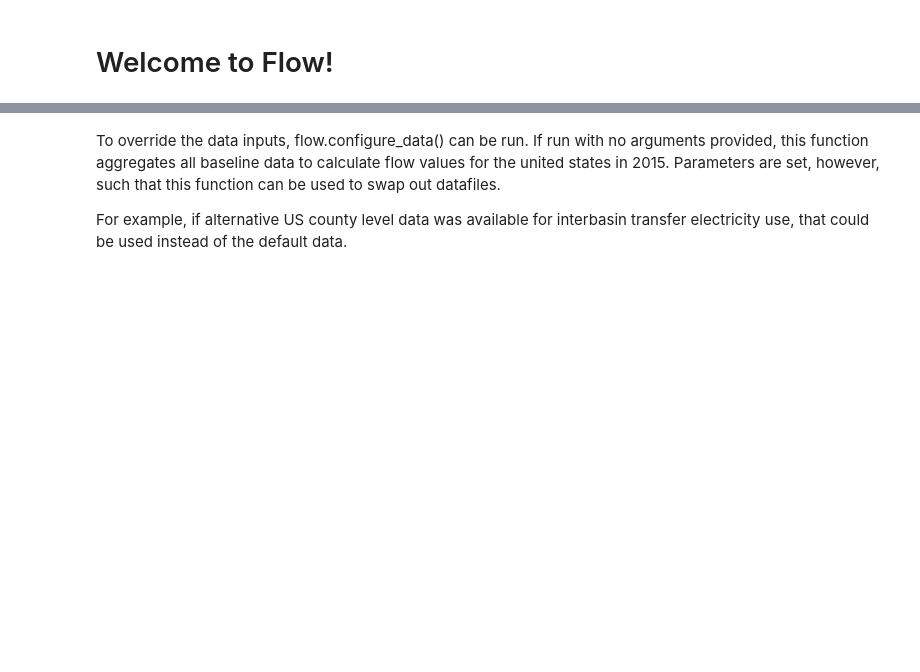
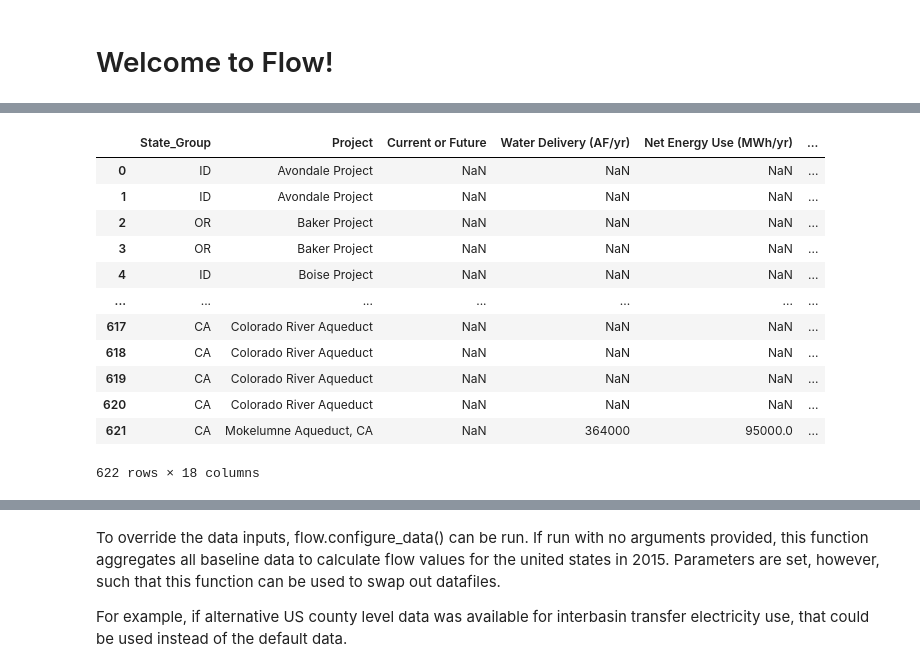
Before and after one commit to pnnl/interflow, a Jupyter notebook: flow_notebook.ipynb, the cells around one changed output, grey strips where cells are left out. Saved outputs shown, nothing was run; the diff lists cells and outputs as text; code cells hidden in the pictures; blank space fills up the shorter version.

```diff
--- a/flow_notebook.ipynb
+++ b/flow_notebook.ipynb
@@ -33 +44,18 @@ df
+# %%
+d = flow.get_west_inter_basin_transfer_data()
+d
+# %% [output]
+|  | State_Group | Project | Current or Future | Water Delivery (AF/yr) | Net Energy Use (MWh/yr) | ... |
+| 0 | ID | Avondale Project | NaN | NaN | NaN | ... |
+| 1 | ID | Avondale Project | NaN | NaN | NaN | ... |
+| 2 | OR | Baker Project | NaN | NaN | NaN | ... |
+| 3 | OR | Baker Project | NaN | NaN | NaN | ... |
+| 4 | ID | Boise Project | NaN | NaN | NaN | ... |
+| ... | ... | ... | ... | ... | ... | ... |
+| 617 | CA | Colorado River Aqueduct | NaN | NaN | NaN | ... |
+| 618 | CA | Colorado River Aqueduct | NaN | NaN | NaN | ... |
+| 619 | CA | Colorado River Aqueduct | NaN | NaN | NaN | ... |
+| 620 | CA | Colorado River Aqueduct | NaN | NaN | NaN | ... |
+| 621 | CA | Mokelumne Aqueduct, CA | NaN | 364000 | 95000.0 | ... |
+622 rows × 18 columns
 # %%
```
Also changed, not shown: parts of 5 cells of this notebook, 4 other files.
